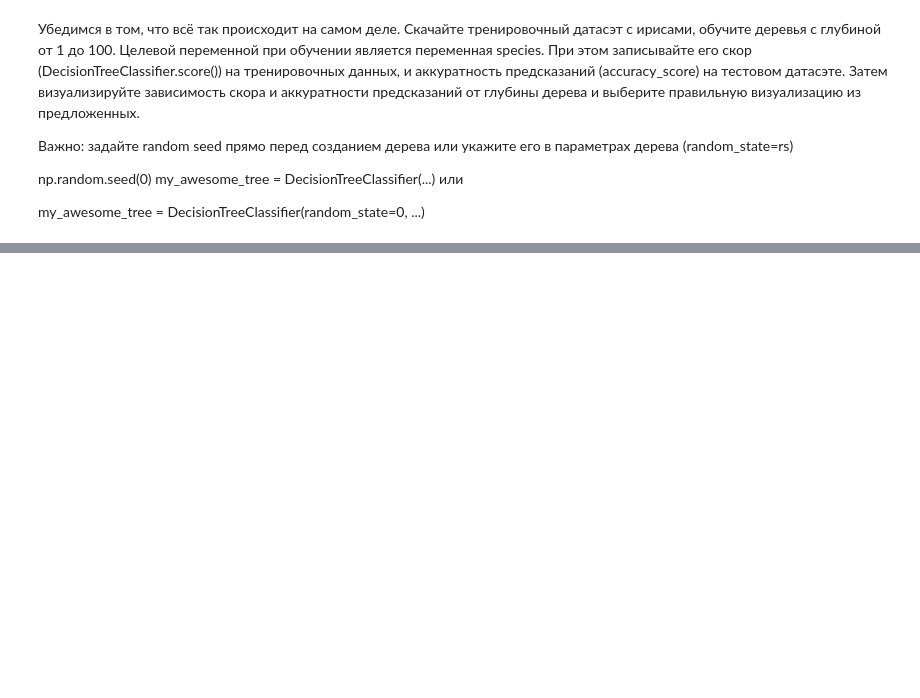
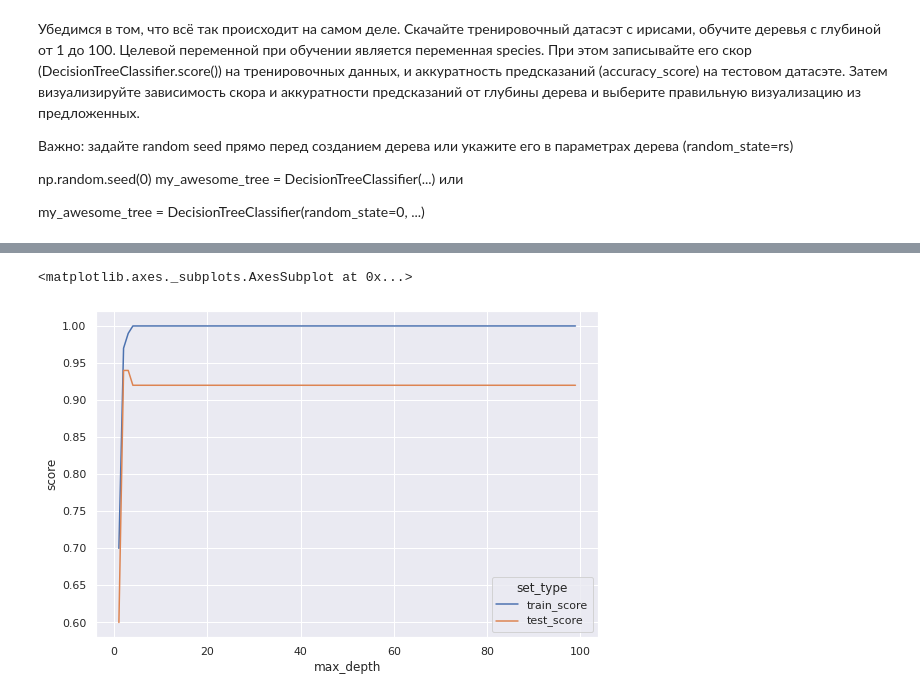
Before and after one commit to GoryachevDaniil/DS-ML_Intro_stepik.ipynb, a Jupyter notebook: DS_ML_Intro_stepik.ipynb, the cells around one changed output, grey strips where cells are left out. Cells and saved outputs as stored; diff of their text form; code cells hidden in the pictures; blank space fills up the shorter version.

```diff
--- a/DS_ML_Intro_stepik.ipynb
+++ b/DS_ML_Intro_stepik.ipynb
@@ -1642,0 +1686,8 @@ test_iris = pd.read_csv('/content/gdrive/My Drive/DS_ML_Intro_stepik/test_iris.c
+# %%
+X_train_iris = train_iris.drop(['species'], axis=1)
+y_train_iris = train_iris.species
+
+X_test_iris = test_iris.drop(['species'], axis=1)
+y_test_iris = test_iris.species
+# %%
+iris_scores_data = pd.DataFrame()
@@ -1642,0 +1696,18 @@ test_iris = pd.read_csv('/content/gdrive/My Drive/DS_ML_Intro_stepik/test_iris.c
+# %%
+for max_depth in max_depth_values:
+  clf_iris = tree.DecisionTreeClassifier(random_state=0, criterion='entropy', max_depth=max_depth)
+  clf_iris.fit(X_train_iris, y_train_iris)
+  train_score_iris = clf_iris.score(X_train_iris, y_train_iris)
+  test_score_iris = clf_iris.score(X_test_iris, y_test_iris)
+
+  tmp_score_data_iris = pd.DataFrame({'max_depth' : [max_depth], 'train_score' : [train_score_iris], 'test_score' : [test_score_iris]})
+
+  iris_scores_data = iris_scores_data.append(tmp_score_data_iris)
+# %%
+iris_scores_data_long = pd.melt(iris_scores_data, id_vars=['max_depth'], value_vars=['train_score', 'test_score'],
+                                          var_name='set_type', value_name='score')
+# %%
+sns.lineplot(data=iris_scores_data_long, x="max_depth", y="score", hue="set_type")
+# %% [output]
+<matplotlib.axes._subplots.AxesSubplot at 0x...>
+[figure, added]
```
Also changed, not shown: parts of 55 cells of this notebook.
